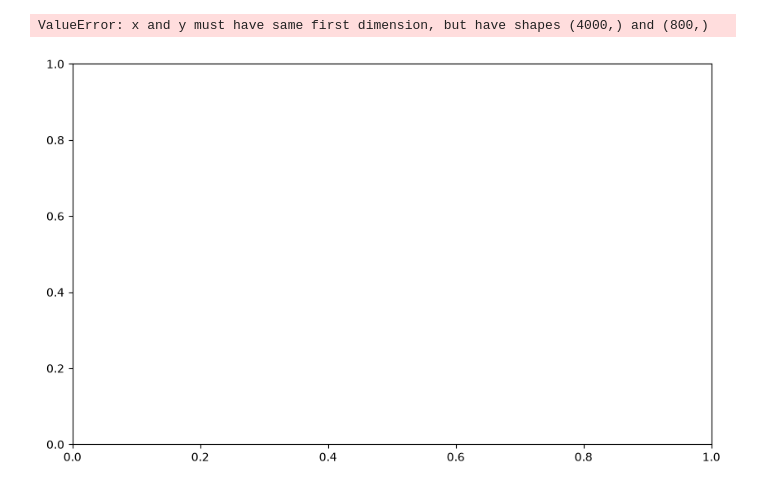
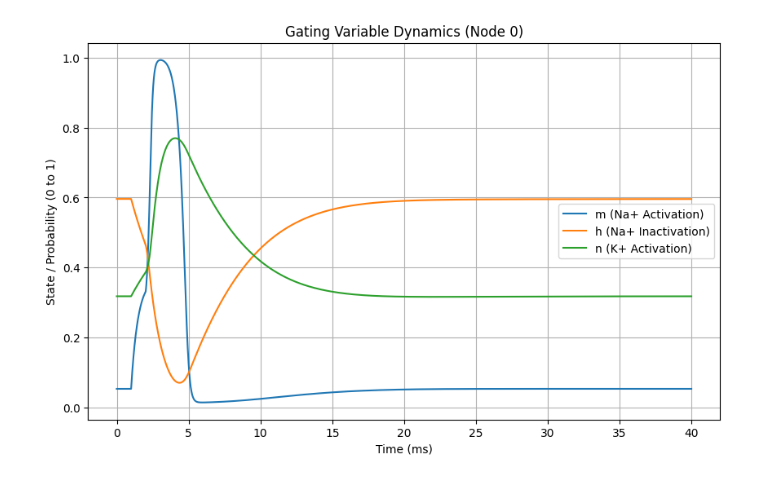
Before and after one commit to pdemarin/Comp-Neuro-Project-Notebook, a Jupyter notebook: model_notebook.ipynb, the cells around one changed output. Drawn from its saved outputs; the diff is of its cells as text; code cells hidden in the pictures.

Commit message:
Update model_notebook.ipynb
Corrected plot 8

```diff
--- a/model_notebook.ipynb
+++ b/model_notebook.ipynb
@@ -191,26 +191,23 @@ plt.show()
 ## Ionic current densities
 # %%
 ## Gating variables at root:
-
-
 # 8. Plotting Gating Variables
 # Extract m, h, and n traces specifically for Node 0
 node_idx = 0
-m_trace = [state[0] for state in history_gating_vars[node_idx]]
-h_trace = [state[1] for state in history_gating_vars[node_idx]]
-n_trace = [state[2] for state in history_gating_vars[node_idx]]
+m_trace = [state[0] for state in history_gating_vars[:,node_idx]]
+h_trace = [state[1] for state in history_gating_vars[:,node_idx]]
+n_trace = [state[2] for state in history_gating_vars[:,node_idx]]
 
 plt.figure(figsize=(10, 6))
 plt.plot(time_track, m_trace, label='m (Na+ Activation)')
 plt.plot(time_track, h_trace, label='h (Na+ Inactivation)')
 plt.plot(time_track, n_trace, label='n (K+ Activation)')
 
 plt.title(f"Gating Variable Dynamics (Node {node_idx})")
 plt.xlabel("Time (ms)")
 plt.ylabel("State / Probability (0 to 1)")
 plt.legend(loc='center right')
 plt.grid(True)
 plt.show()
 # %% [output]
-ValueError: x and y must have same first dimension, but have shapes (4000,) and (800,)
-[figure, old version]
+[figure, new version]
```
Also changed, not shown: parts of 3 cells of this notebook.
